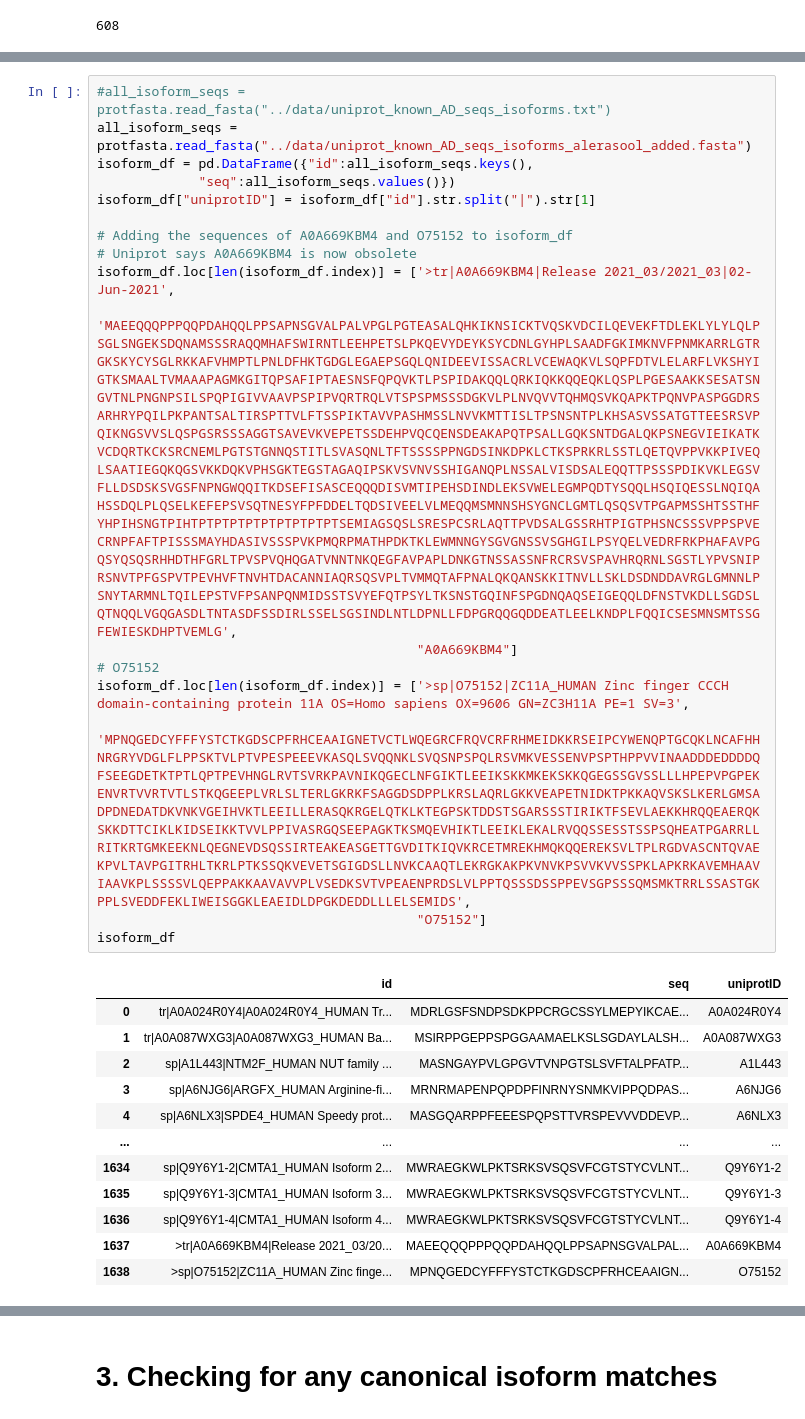
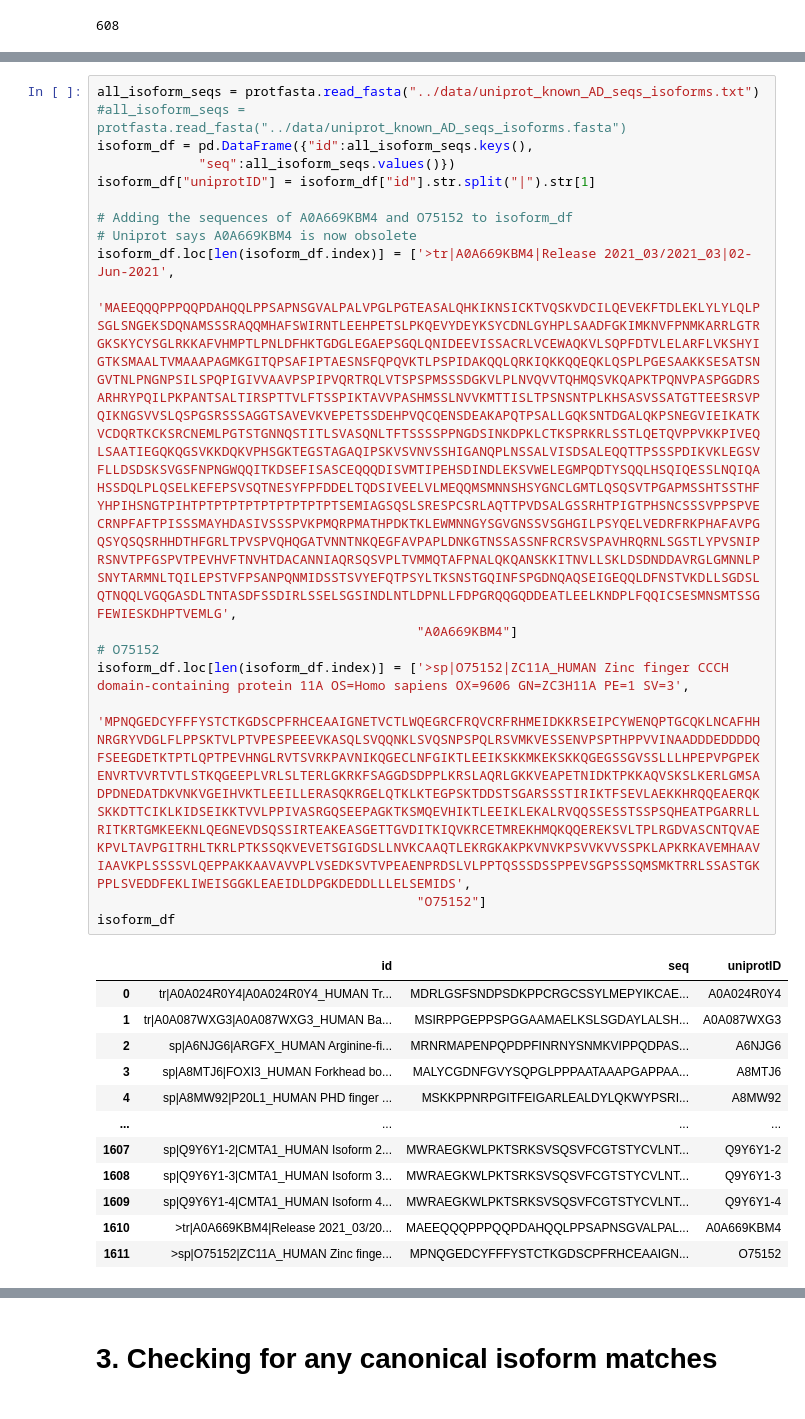
Before and after one commit to sanjanakotha/SFARI, a Jupyter notebook: notebooks/Building list of known ADs using isoforms - try 2 and starting by looking for non canonical.ipynb, the cells around one changed output, grey strips where cells are left out. Drawn from its saved outputs; the diff is of its cells as text.

```diff
--- a/notebooks/Building list of known ADs using isoforms - try 2 and starting by looking for non canonical.ipynb
+++ b/notebooks/Building list of known ADs using isoforms - try 2 and starting by looking for non canonical.ipynb
@@ -108,6 +102,6 @@ pd.DataFrame(uniprotIDs).to_csv("../data/all_AD_uniprotIDs.csv", header = None,
 # %%
-#all_isoform_seqs = protfasta.read_fasta("../data/uniprot_known_AD_seqs_isoforms.txt")
-all_isoform_seqs = protfasta.read_fasta("../data/uniprot_known_AD_seqs_isoforms_alerasool_added.fasta")
+all_isoform_seqs = protfasta.read_fasta("../data/uniprot_known_AD_seqs_isoforms.txt")
+#all_isoform_seqs = protfasta.read_fasta("../data/uniprot_known_AD_seqs_isoforms.fasta")
 isoform_df = pd.DataFrame({"id":all_isoform_seqs.keys(),
              "seq":all_isoform_seqs.values()})
 isoform_df["uniprotID"] = isoform_df["id"].str.split("|").str[1]
@@ -123,15 +117,15 @@ isoform_df.loc[len(isoform_df.index)] = ['>sp|O75152|ZC11A_HUMAN Zinc finger CCC
                                          "O75152"]
 isoform_df
 # %% [output]
 |  | id | seq | uniprotID |
 | 0 | tr|A0A024R0Y4|A0A024R0Y4_HUMAN Tr... | MDRLGSFSNDPSDKPPCRGCSSYLMEPYIKCAE... | A0A024R0Y4 |
 | 1 | tr|A0A087WXG3|A0A087WXG3_HUMAN Ba... | MSIRPPGEPPSPGGAAMAELKSLSGDAYLALSH... | A0A087WXG3 |
-| 2 | sp|A1L443|NTM2F_HUMAN NUT family ... | MASNGAYPVLGPGVTVNPGTSLSVFTALPFATP... | A1L443 |
-| 3 | sp|A6NJG6|ARGFX_HUMAN Arginine-fi... | MRNRMAPENPQPDPFINRNYSNMKVIPPQDPAS... | A6NJG6 |
-| 4 | sp|A6NLX3|SPDE4_HUMAN Speedy prot... | MASGQARPPFEEESPQPSTTVRSPEVVVDDEVP... | A6NLX3 |
+| 2 | sp|A6NJG6|ARGFX_HUMAN Arginine-fi... | MRNRMAPENPQPDPFINRNYSNMKVIPPQDPAS... | A6NJG6 |
+| 3 | sp|A8MTJ6|FOXI3_HUMAN Forkhead bo... | MALYCGDNFGVYSQPGLPPPAATAAAPGAPPAA... | A8MTJ6 |
+| 4 | sp|A8MW92|P20L1_HUMAN PHD finger ... | MSKKPPNRPGITFEIGARLEALDYLQKWYPSRI... | A8MW92 |
 | ... | ... | ... | ... |
-| 1634 | sp|Q9Y6Y1-2|CMTA1_HUMAN Isoform 2... | MWRAEGKWLPKTSRKSVSQSVFCGTSTYCVLNT... | Q9Y6Y1-2 |
-| 1635 | sp|Q9Y6Y1-3|CMTA1_HUMAN Isoform 3... | MWRAEGKWLPKTSRKSVSQSVFCGTSTYCVLNT... | Q9Y6Y1-3 |
-| 1636 | sp|Q9Y6Y1-4|CMTA1_HUMAN Isoform 4... | MWRAEGKWLPKTSRKSVSQSVFCGTSTYCVLNT... | Q9Y6Y1-4 |
-| 1637 | >tr|A0A669KBM4|Release 2021_03/20... | MAEEQQQPPPQQPDAHQQLPPSAPNSGVALPAL... | A0A669KBM4 |
-| 1638 | >sp|O75152|ZC11A_HUMAN Zinc finge... | MPNQGEDCYFFFYSTCTKGDSCPFRHCEAAIGN... | O75152 |
+| 1607 | sp|Q9Y6Y1-2|CMTA1_HUMAN Isoform 2... | MWRAEGKWLPKTSRKSVSQSVFCGTSTYCVLNT... | Q9Y6Y1-2 |
+| 1608 | sp|Q9Y6Y1-3|CMTA1_HUMAN Isoform 3... | MWRAEGKWLPKTSRKSVSQSVFCGTSTYCVLNT... | Q9Y6Y1-3 |
+| 1609 | sp|Q9Y6Y1-4|CMTA1_HUMAN Isoform 4... | MWRAEGKWLPKTSRKSVSQSVFCGTSTYCVLNT... | Q9Y6Y1-4 |
+| 1610 | >tr|A0A669KBM4|Release 2021_03/20... | MAEEQQQPPPQQPDAHQQLPPSAPNSGVALPAL... | A0A669KBM4 |
+| 1611 | >sp|O75152|ZC11A_HUMAN Zinc finge... | MPNQGEDCYFFFYSTCTKGDSCPFRHCEAAIGN... | O75152 |
```
Also changed, not shown: parts of 7 cells of this notebook, 2 other files.
